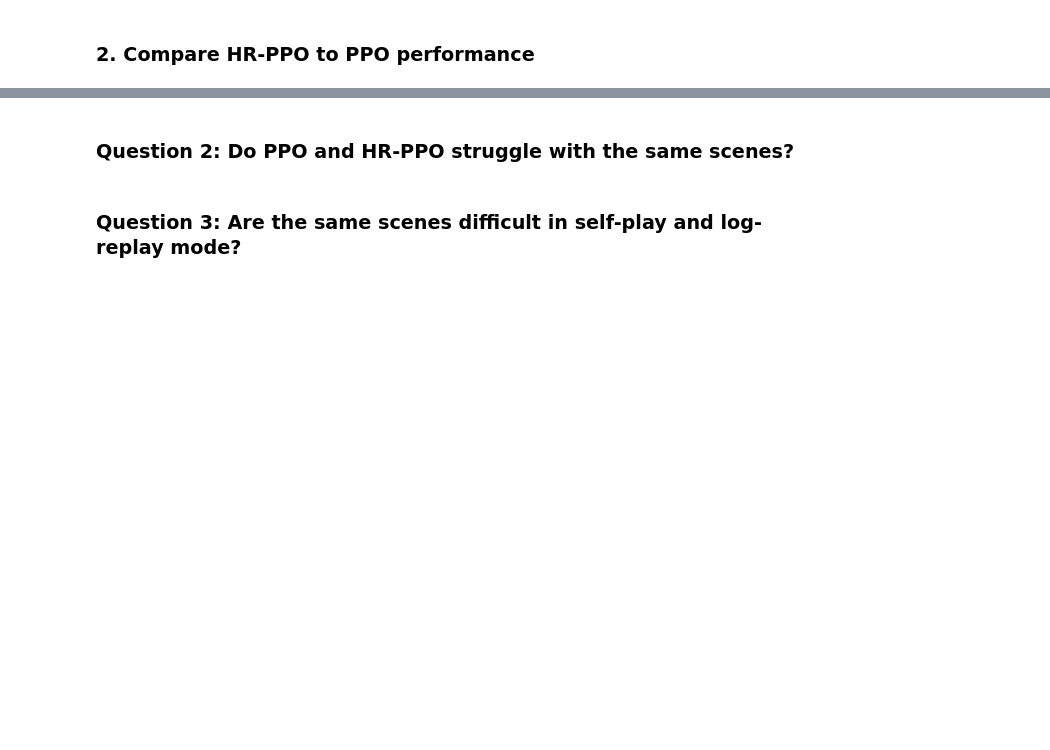
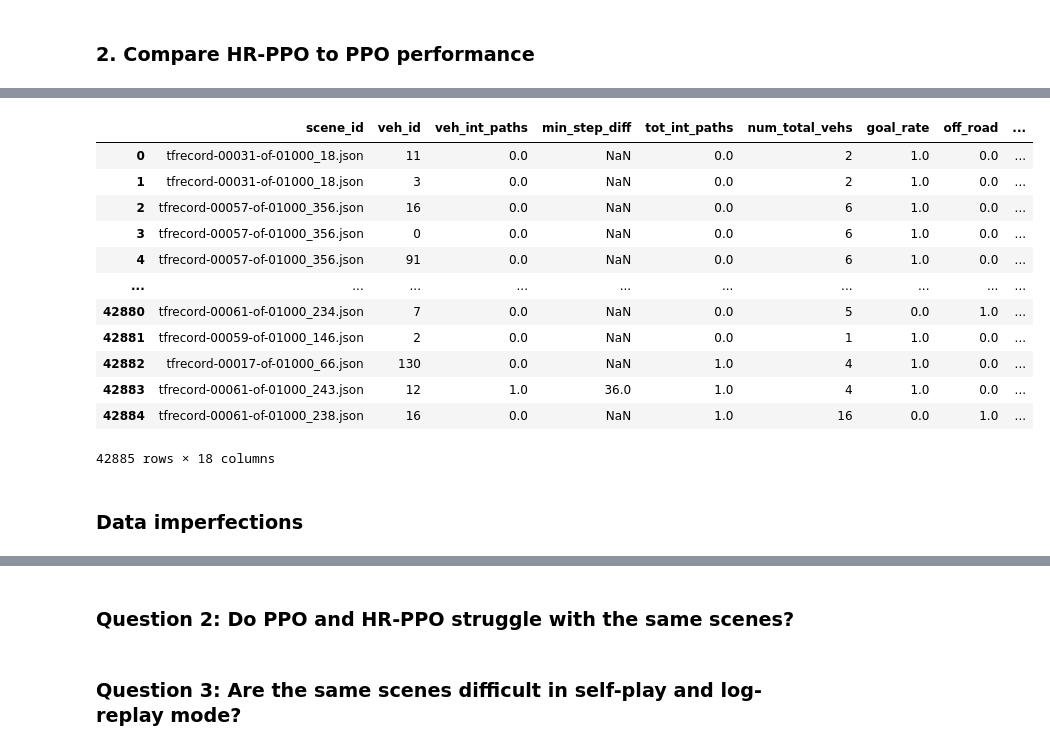
Before and after one commit to dgk453/nocturne_lab, a Jupyter notebook: evaluation/isolate_error.ipynb, the cells around one changed output, grey strips where cells are left out. Drawn from its saved outputs; the diff is of its cells as text; code cells hidden in the pictures; blank space fills up the shorter version.

```diff
--- a/evaluation/isolate_error.ipynb
+++ b/evaluation/isolate_error.ipynb
@@ -185,0 +277,18 @@ sns.despine()
+# %%
+df_all
+# %% [output]
+|  | scene_id | veh_id | veh_int_paths | min_step_diff | tot_int_paths | num_total_vehs | goal_rate | off_road | ... |
+| 0 | tfrecord-00031-of-01000_18.json | 11 | 0.0 | NaN | 0.0 | 2 | 1.0 | 0.0 | ... |
+| 1 | tfrecord-00031-of-01000_18.json | 3 | 0.0 | NaN | 0.0 | 2 | 1.0 | 0.0 | ... |
+| 2 | tfrecord-00057-of-01000_356.json | 16 | 0.0 | NaN | 0.0 | 6 | 1.0 | 0.0 | ... |
+| 3 | tfrecord-00057-of-01000_356.json | 0 | 0.0 | NaN | 0.0 | 6 | 1.0 | 0.0 | ... |
+| 4 | tfrecord-00057-of-01000_356.json | 91 | 0.0 | NaN | 0.0 | 6 | 1.0 | 0.0 | ... |
+| ... | ... | ... | ... | ... | ... | ... | ... | ... | ... |
+| 42880 | tfrecord-00061-of-01000_234.json | 7 | 0.0 | NaN | 0.0 | 5 | 0.0 | 1.0 | ... |
+| 42881 | tfrecord-00059-of-01000_146.json | 2 | 0.0 | NaN | 0.0 | 1 | 1.0 | 0.0 | ... |
+| 42882 | tfrecord-00017-of-01000_66.json | 130 | 0.0 | NaN | 1.0 | 4 | 1.0 | 0.0 | ... |
+| 42883 | tfrecord-00061-of-01000_243.json | 12 | 1.0 | 36.0 | 1.0 | 4 | 1.0 | 0.0 | ... |
+| 42884 | tfrecord-00061-of-01000_238.json | 16 | 0.0 | NaN | 1.0 | 16 | 0.0 | 1.0 | ... |
+42885 rows × 18 columns
+# %% [markdown]
+### Data imperfections
```
Also changed, not shown: parts of 17 cells of this notebook, 21 other files.
